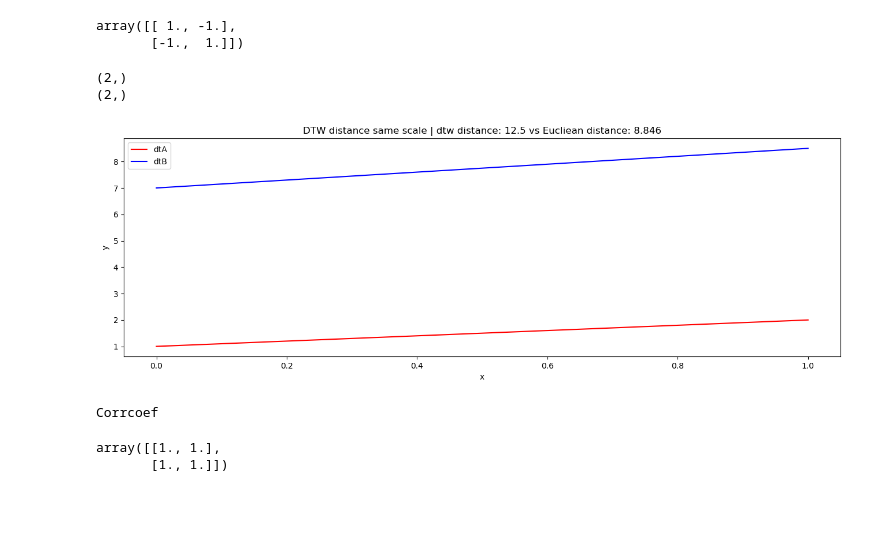
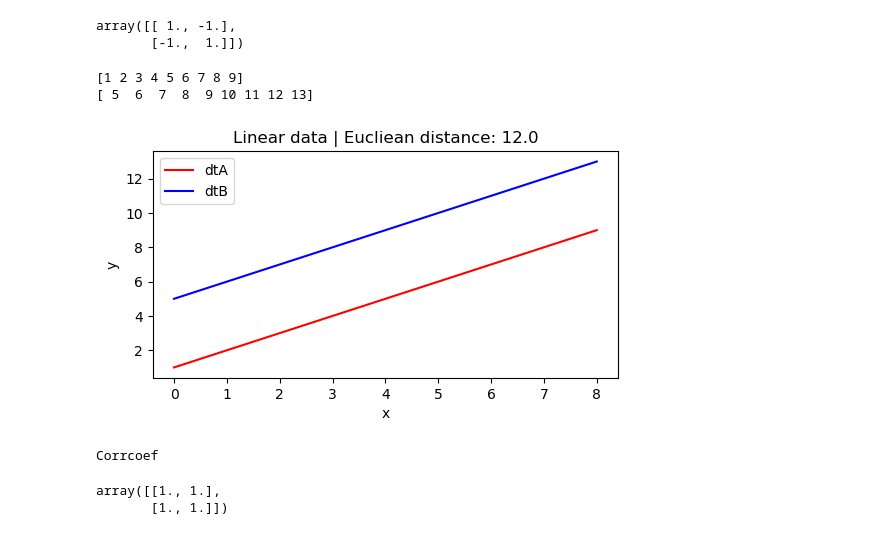
Before and after one commit to dassolkim/time-series-analysis, a Jupyter notebook: bitcoin_jihun/Compare/DTW_compare_ED_samescale.ipynb, the cells around one changed output. Cells and saved outputs as stored; diff of their text form; code cells hidden in the pictures; blank space fills up the shorter version.

```diff
--- a/bitcoin_jihun/Compare/DTW_compare_ED_samescale.ipynb
+++ b/bitcoin_jihun/Compare/DTW_compare_ED_samescale.ipynb
@@ -52,33 +52,35 @@ Corrcoef
 array([[ 1., -1.],
        [-1.,  1.]])
 # %%
-dtA = np.arange(1,3)
-dtB = np.arange(7,10)
 
-interp_ind = np.arange(0, len(dtA),len(dtA)/float(len(dtB)))
-dtB = np.interp(np.arange(0,len(dtA),1),interp_ind,dtB)
 
-print(dtA.shape)
-print(dtB.shape)
+# interp_ind = np.arange(0, len(dtA),len(dtA)/float(len(dtB)))
+# dtB = np.interp(np.arange(0,len(dtA),1),interp_ind,dtB)
+
+
 # print(interp_dtB.shape)
 
+dtA = np.arange(1,10)
+dtB = np.arange(5,14)
+print(dtA)
+print(dtB)
 distance_E = euclidean(dtA, dtB)
 distance_D, path = fastdtw(dtA, dtB, dist=euclidean)
 
-plt.figure(figsize=(16,5),dpi=100)
+plt.figure(figsize=(6,3),dpi=100)
 plt.plot(range(len(dtA)),dtA, color='red')
 plt.plot(range(len(dtB)),dtB, color='blue')
 plt.xlabel("x")
 plt.ylabel("y")
-plt.title("DTW distance same scale | dtw distance: {} vs Eucliean distance: {}".format(round(distance_D, 3),round(distance_E, 3), fontsize=15))
+plt.title("Linear data | Eucliean distance: {}".format(round(distance_E, 3), fontsize=60))
 plt.legend(['dtA','dtB'])
 plt.show()
 print("Corrcoef")
 np.corrcoef(dtA, dtB)
 # %% [output]
-(2,)
-(2,)
+[1 2 3 4 5 6 7 8 9]
+[ 5  6  7  8  9 10 11 12 13]
-[figure, old version]
+[figure, new version]
 Corrcoef
 array([[1., 1.],
        [1., 1.]])
```
Also changed, not shown: 1 other file.
